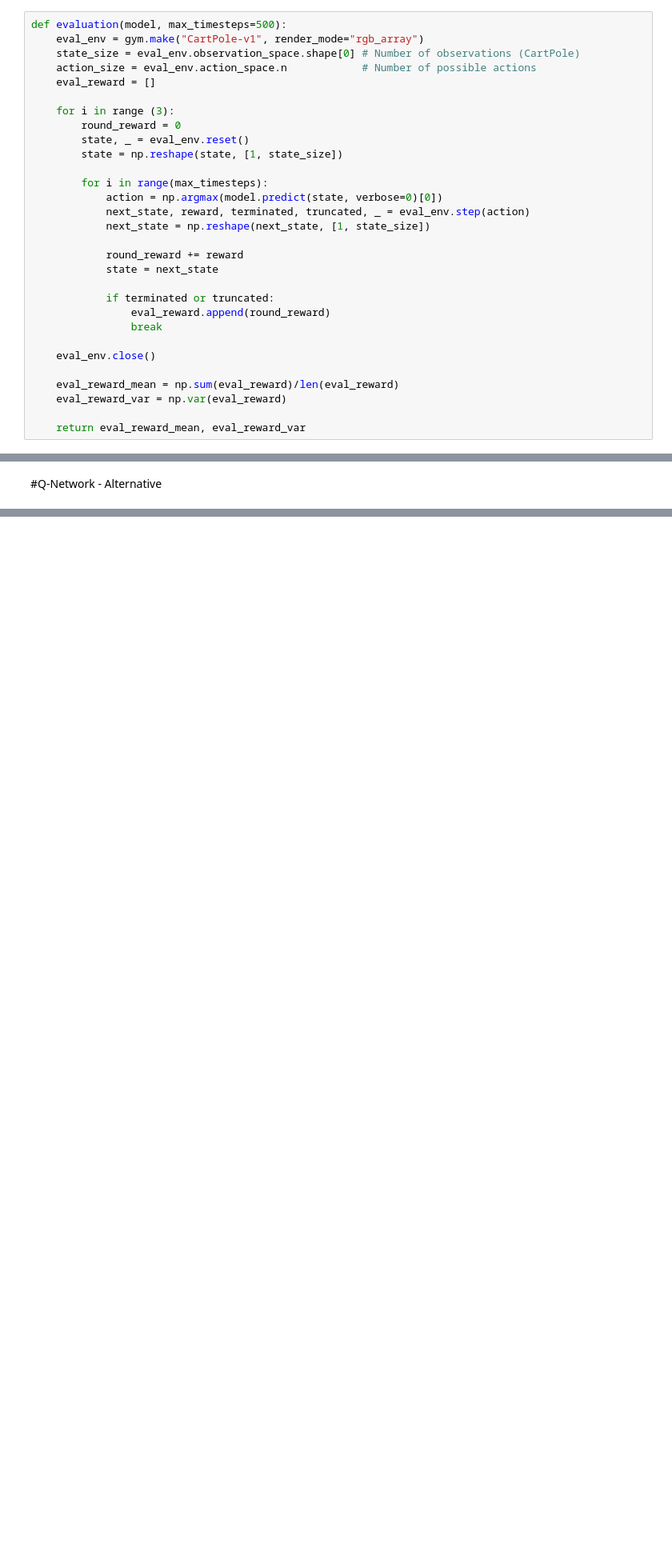
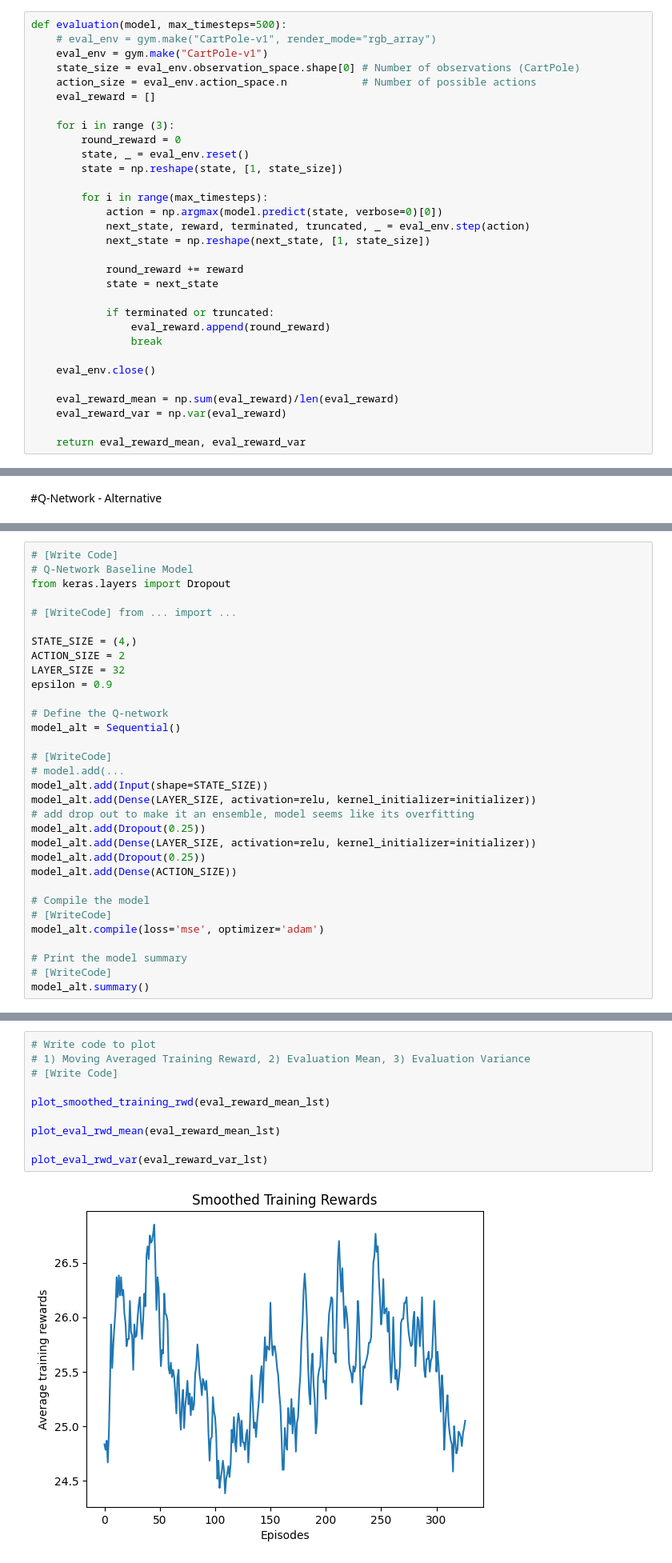
Before and after one commit to andychong23/IE4213_Part2_Assignment, a Jupyter notebook: IE4213_Assgn2_skeleton.ipynb, the cells around one changed output, grey strips where cells are left out. Shown at 80% size. Cells and saved outputs as stored; diff of their text form; blank space fills up the shorter version.

```diff
--- a/IE4213_Assgn2_skeleton.ipynb
+++ b/IE4213_Assgn2_skeleton.ipynb
@@ -186,7 +186,8 @@ def plot_smoothed_training_rwd(train_rwd_list, window_size=20):
 Evaluate the learnt policy by running 3 evaluation episodes and computing the average and variance of rewards collected.
 # %%
 def evaluation(model, max_timesteps=500):
-    eval_env = gym.make("CartPole-v1", render_mode="rgb_array")
+    # eval_env = gym.make("CartPole-v1", render_mode="rgb_array")
+    eval_env = gym.make("CartPole-v1")
     state_size = eval_env.observation_space.shape[0] # Number of observations (CartPole)
     action_size = eval_env.action_space.n            # Number of possible actions
     eval_reward = []
@@ -469,0 +465,32 @@ plot_eval_rwd_var(eval_reward_var_lst)
+# %%
+# [Write Code]
+# Q-Network Baseline Model
+from keras.layers import Dropout
+
+# [WriteCode] from ... import ...
+
+STATE_SIZE = (4,)
+ACTION_SIZE = 2
+LAYER_SIZE = 32
+epsilon = 0.9
+
+# Define the Q-network
+model_alt = Sequential()
+
+# [WriteCode]
+# model.add(...
+model_alt.add(Input(shape=STATE_SIZE))
+model_alt.add(Dense(LAYER_SIZE, activation=relu, kernel_initializer=initializer))
+# add drop out to make it an ensemble, model seems like its overfitting
+model_alt.add(Dropout(0.25))
+model_alt.add(Dense(LAYER_SIZE, activation=relu, kernel_initializer=initializer))
+model_alt.add(Dropout(0.25))
+model_alt.add(Dense(ACTION_SIZE))
+
+# Compile the model
+# [WriteCode]
+model_alt.compile(loss='mse', optimizer='adam')
+
+# Print the model summary
+# [WriteCode]
+model_alt.summary()
@@ -469,0 +641,12 @@ plot_eval_rwd_var(eval_reward_var_lst)
+# %%
+# Write code to plot
+# 1) Moving Averaged Training Reward, 2) Evaluation Mean, 3) Evaluation Variance
+# [Write Code]
+
+plot_smoothed_training_rwd(eval_reward_mean_lst)
+
+plot_eval_rwd_mean(eval_reward_mean_lst)
+
+plot_eval_rwd_var(eval_reward_var_lst)
+# %% [output]
+[figure, added]
```
Also changed, not shown: parts of 10 cells of this notebook.
